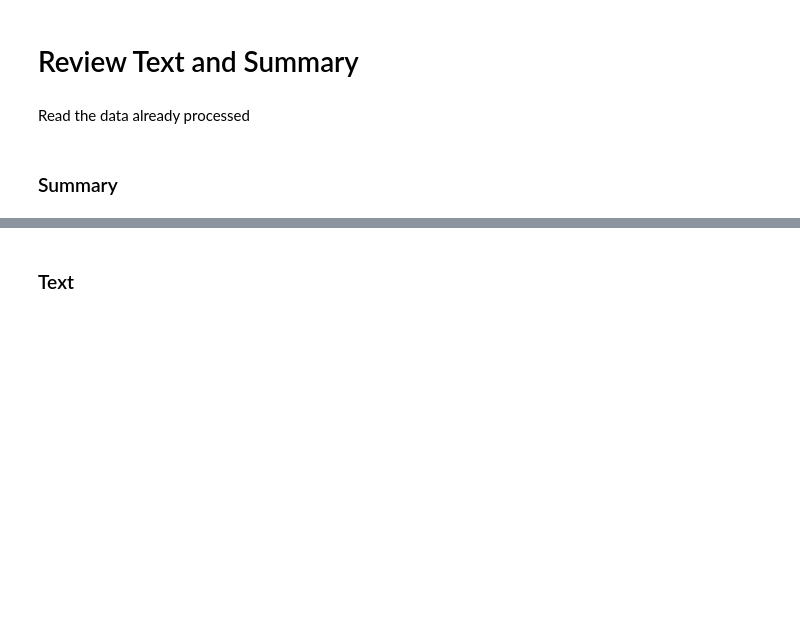
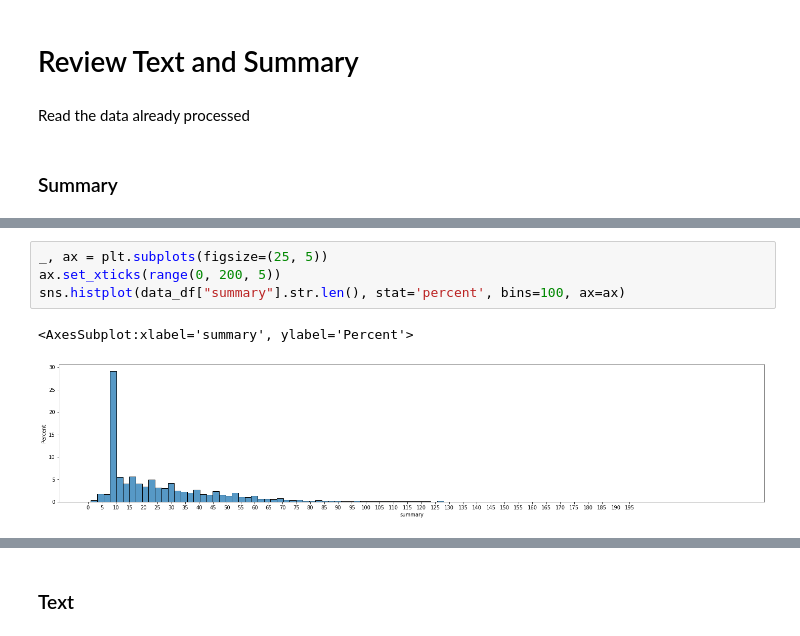
Before and after one commit to saiteki-kai/amazon-reviews, a Jupyter notebook: notebooks/01_eda.ipynb, the cells around one changed output, grey strips where cells are left out. Drawn from its saved outputs; the diff is of its cells as text; blank space fills up the shorter version.

Commit message:
add text & summary aanalysis

```diff
--- a/notebooks/01_eda.ipynb
+++ b/notebooks/01_eda.ipynb
@@ -555 +561,8 @@ data_df["summary"].head(10)
 Name: summary, dtype: string
+# %%
+_, ax = plt.subplots(figsize=(25, 5))
+ax.set_xticks(range(0, 200, 5))
+sns.histplot(data_df["summary"].str.len(), stat='percent', bins=100, ax=ax)
+# %% [output]
+<AxesSubplot:xlabel='summary', ylabel='Percent'>
+[figure, added]
```
Also changed, not shown: parts of 15 cells of this notebook.
